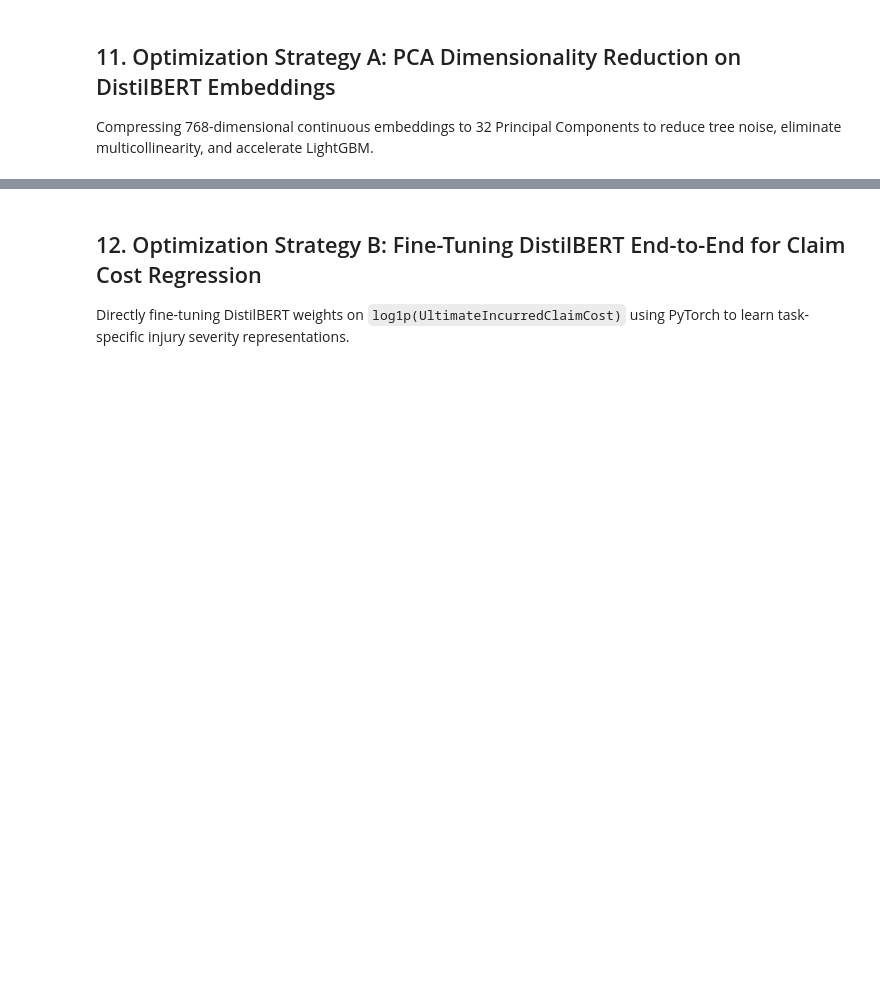
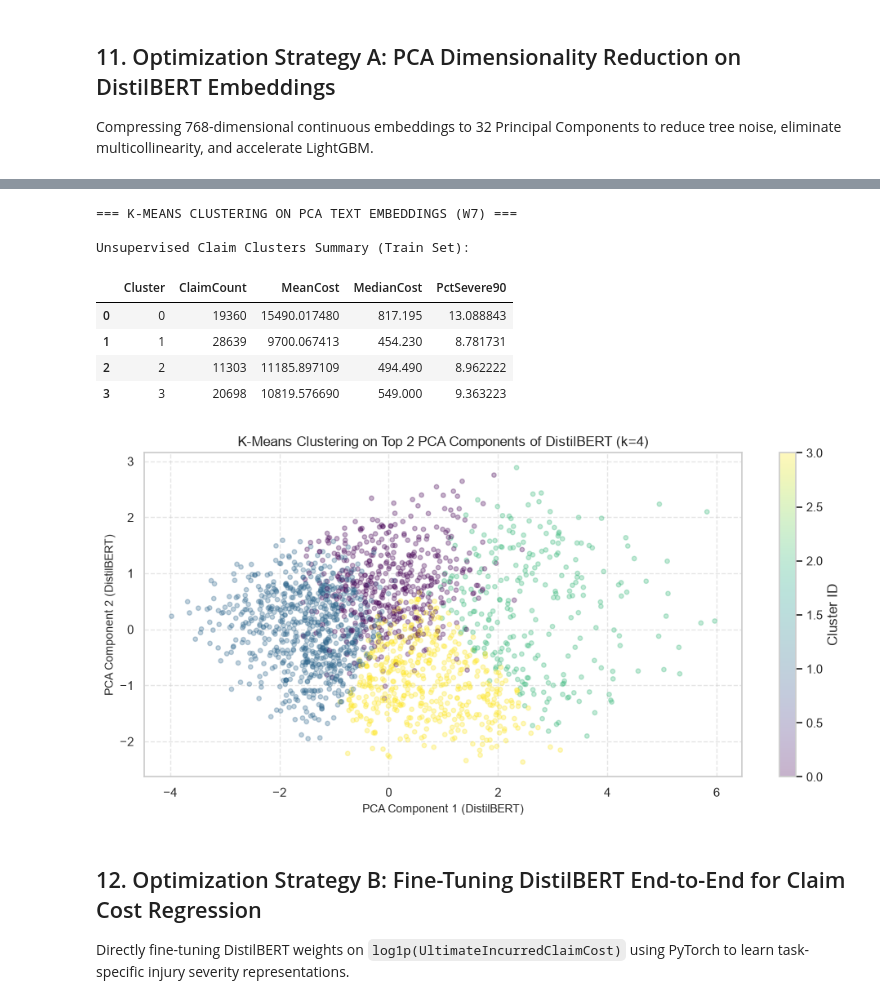
Before and after one commit to GaetanAm/workers-comp-ml, a Jupyter notebook: notebooks/workers_comp_exploration.ipynb, the cells around one changed output, grey strips where cells are left out. Drawn from its saved outputs; the diff is of its cells as text; code cells hidden in the pictures; blank space fills up the shorter version.

```diff
--- a/notebooks/workers_comp_exploration.ipynb
+++ b/notebooks/workers_comp_exploration.ipynb
@@ -644,3 +677,50 @@ R2:   0.0203
+# %%
+print("=== K-MEANS CLUSTERING ON PCA TEXT EMBEDDINGS (W7) ===")
+
+# Fit K-Means on Train PCA embeddings (k=4 clusters for interpretable injury archetypes)
+n_clusters = 4
+kmeans = KMeans(n_clusters=n_clusters, random_state=RANDOM_STATE, n_init=10)
+train_clusters = kmeans.fit_predict(X_train_pca)
+test_clusters = kmeans.predict(X_test_pca)
+
+# Profile clusters by average cost and top text tokens
+cluster_df = pd.DataFrame({
+    'Cluster': train_clusters,
+    'Cost': y_train.values,
+    'LogCost': np.log1p(y_train).values,
+    'Description': X_train['ClaimDescription'].values
+})
+
+cluster_summary = cluster_df.groupby('Cluster').agg(
+    ClaimCount=('Cost', 'count'),
+    MeanCost=('Cost', 'mean'),
+    MedianCost=('Cost', 'median'),
+    PctSevere90=('Cost', lambda c: (c >= threshold_90 if 'threshold_90' in locals() else c >= 15219).mean() * 100)
+).reset_index()
+
+print("\nUnsupervised Claim Clusters Summary (Train Set):")
+display(cluster_summary)
+
+# Visualize clusters on top 2 PCA components
+plt.figure(figsize=(10, 5))
+scatter = plt.scatter(X_train_pca[:2000, 0], X_train_pca[:2000, 1], c=train_clusters[:2000], cmap='viridis', alpha=0.3, s=15)
+plt.colorbar(scatter, label='Cluster ID')
+plt.title(f'K-Means Clustering on Top 2 PCA Components of DistilBERT (k={n_clusters})', fontsize=12)
+plt.xlabel('PCA Component 1 (DistilBERT)', fontsize=10)
+plt.ylabel('PCA Component 2 (DistilBERT)', fontsize=10)
+plt.grid(True, linestyle='--', alpha=0.5)
+plt.tight_layout()
+plt.show()
+# %% [output]
+=== K-MEANS CLUSTERING ON PCA TEXT EMBEDDINGS (W7) ===
+
+Unsupervised Claim Clusters Summary (Train Set):
+|  | Cluster | ClaimCount | MeanCost | MedianCost | PctSevere90 |
+| 0 | 0 | 19360 | 15490.017480 | 817.195 | 13.088843 |
+| 1 | 1 | 28639 | 9700.067413 | 454.230 | 8.781731 |
+| 2 | 2 | 11303 | 11185.897109 | 494.490 | 8.962222 |
+| 3 | 3 | 20698 | 10819.576690 | 549.000 | 9.363223 |
+[figure, added]
 # %% [markdown]
 ## 12. Optimization Strategy B: Fine-Tuning DistilBERT End-to-End for Claim Cost Regression
 Directly fine-tuning DistilBERT weights on `log1p(UltimateIncurredClaimCost)` using PyTorch to learn task-specific injury severity representations.
```
Also changed, not shown: parts of 18 cells of this notebook, 5 other files.
